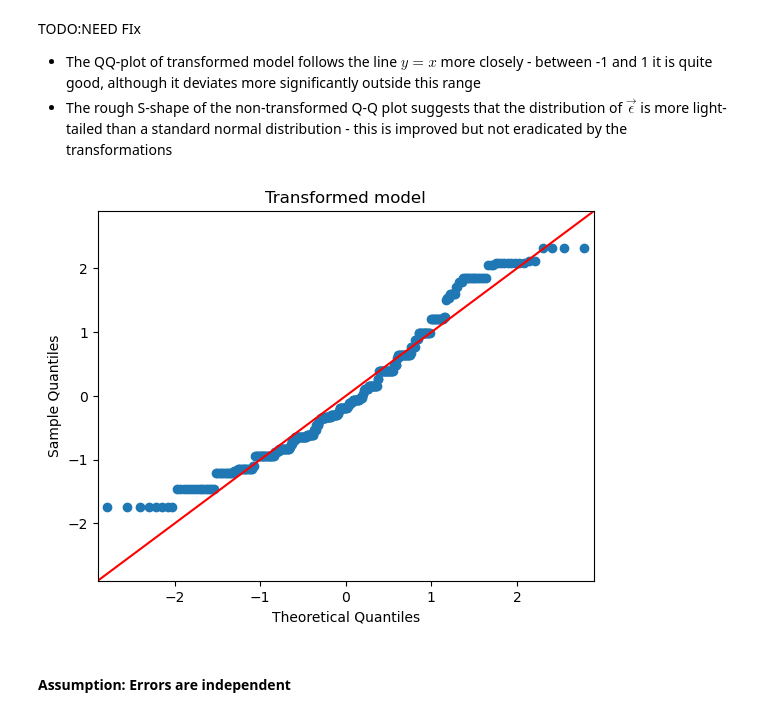
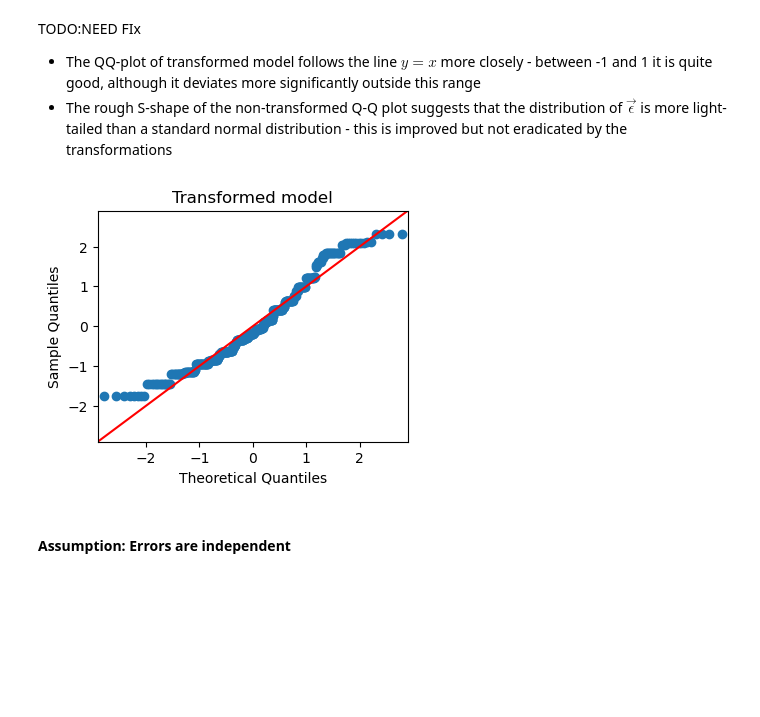
Before and after one commit to lding219/math-360-modelling-assignment-3, a Jupyter notebook: autum/report_file_final.ipynb, the cells around one changed output. Drawn from its saved outputs; the diff is of its cells as text; code cells hidden in the pictures; blank space fills up the shorter version.

Commit message:
controlled the qqplot size

```diff
--- a/autum/report_file_final.ipynb
+++ b/autum/report_file_final.ipynb
@@ -169,11 +201,12 @@ TODO:NEED FIx
 - The QQ-plot of  transformed model follows the line $y=x$ more closely - between -1 and 1 it is quite good, although it deviates more significantly outside this range
 - The rough S-shape of the non-transformed Q-Q plot suggests that the distribution of $\vec{\epsilon}$ is more light-tailed than a standard normal distribution - this is improved but not eradicated by the transformations
 # %%
-sm.qqplot(residuals_log, fit=True, line="45")
+fig, ax = plt.subplots(figsize=(4, 3))
+sm.qqplot(residuals_log, fit=True, line="45", ax = ax)
 plt.title("Transformed model")
 plt.show()
 # %% [output]
-[figure, old version]
+[figure, new version]
 # %% [markdown]
 #### Assumption: Errors are independent
 # %% [markdown]
```
Also changed, not shown: parts of 2 cells of this notebook.
